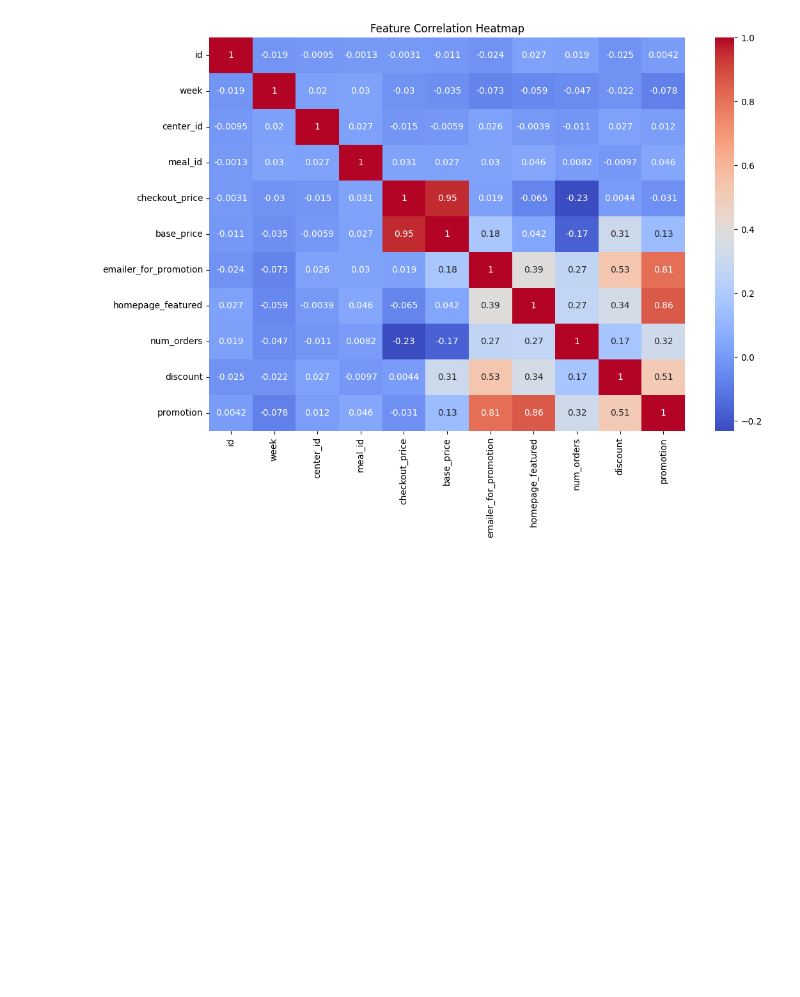
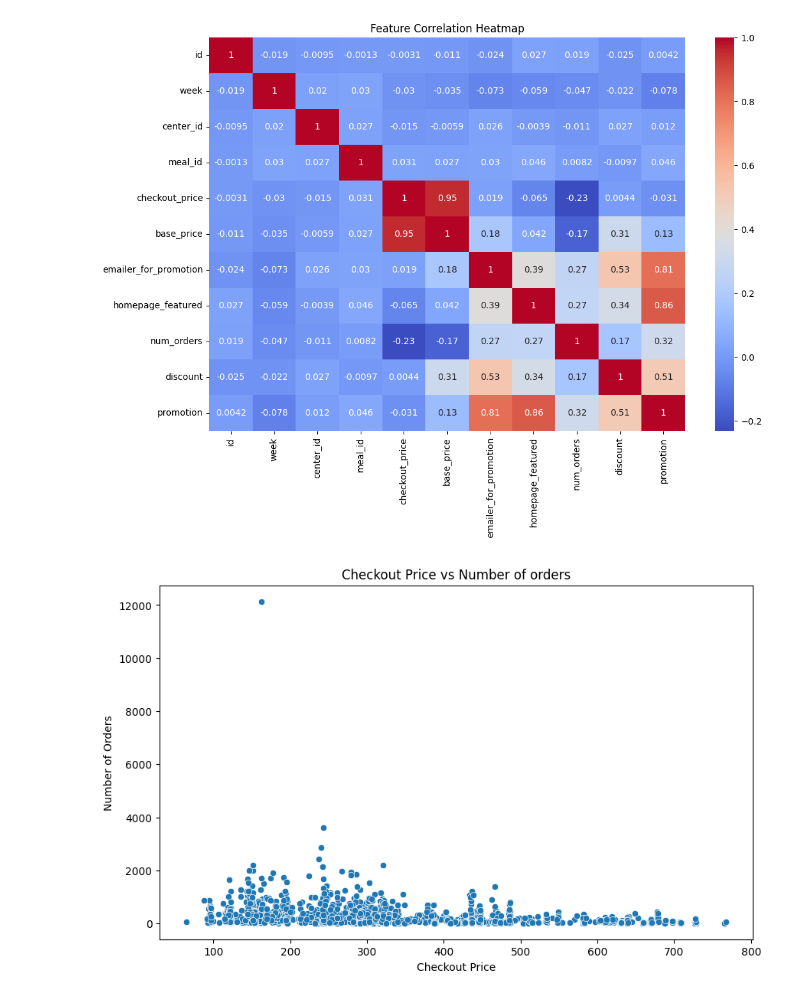
Before and after one commit to vishalinielumalai29-source/AI-Demand-Forecasting-Restaurant, a Jupyter notebook: data/notebooks/02_eda_analysis.ipynb, the cells around one changed output. Drawn from its saved outputs; the diff is of its cells as text; code cells hidden in the pictures; blank space fills up the shorter version.

Commit message:
Add files via upload
Completed exploratory data analysis and business insights

```diff
--- a/data/notebooks/02_eda_analysis.ipynb
+++ b/data/notebooks/02_eda_analysis.ipynb
@@ -76,3 +76,14 @@ plt.title("Feature Correlation Heatmap")
 plt.show()
 # %% [output]
 [figure]
+# %%
+plt.figure(figsize=(10,6))
+sns.scatterplot(x='checkout_price', y='num_orders',data=df)
+plt.title("Checkout Price vs Number of orders")
+
+plt.xlabel("Checkout Price")
+plt.ylabel("Number of Orders")
+
+plt.show()
+# %% [output]
+[figure, added]
```
Also changed, not shown: parts of 1 cell of this notebook.
